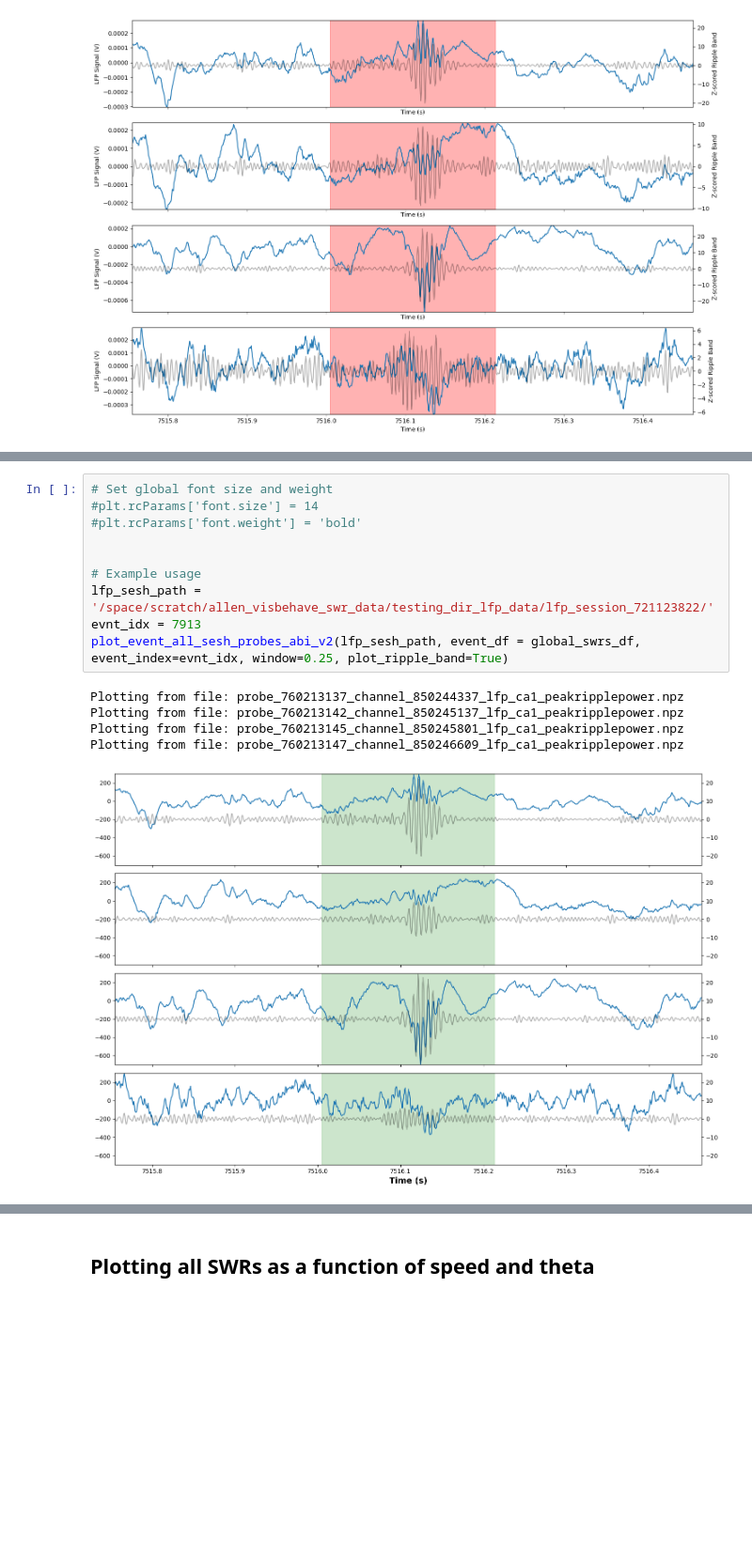
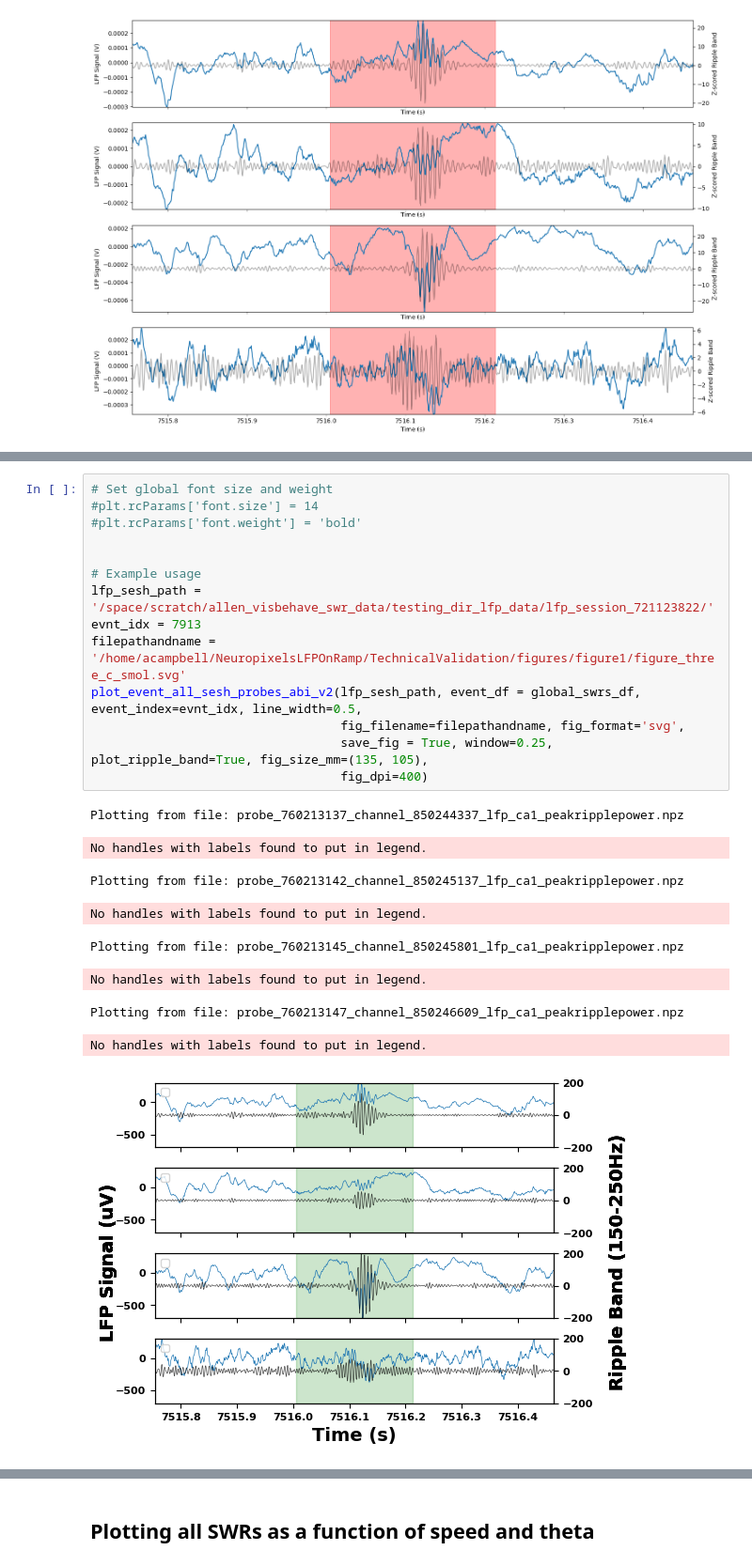
Before and after one commit to AngCamp/CampbellMurphy2024, a Jupyter notebook: TechnicalValidation/ABI_validation.ipynb, the cells around one changed output, grey strips where cells are left out. Shown at 94% size. Cells and saved outputs as stored; diff of their text form; blank space fills up the shorter version.

Commit message:
figures changed, abi pipeline updated

```diff
--- a/TechnicalValidation/ABI_validation.ipynb
+++ b/TechnicalValidation/ABI_validation.ipynb
@@ -432,16 +438,24 @@ def plot_event_all_sesh_probes_abi_v2(lfp_sesh_path, event_df, event_index, fig_
 # %%
 # Set global font size and weight
 #plt.rcParams['font.size'] = 14
 #plt.rcParams['font.weight'] = 'bold'
 
 
 # Example usage
 lfp_sesh_path = '/space/scratch/allen_visbehave_swr_data/testing_dir_lfp_data/lfp_session_721123822/'
 evnt_idx = 7913
-plot_event_all_sesh_probes_abi_v2(lfp_sesh_path, event_df = global_swrs_df, event_index=evnt_idx, window=0.25, plot_ripple_band=True)
+filepathandname = '/home/acampbell/NeuropixelsLFPOnRamp/TechnicalValidation/figures/figure1/figure_three_c_smol.svg'
+plot_event_all_sesh_probes_abi_v2(lfp_sesh_path, event_df = global_swrs_df, event_index=evnt_idx, line_width=0.5,
+                                  fig_filename=filepathandname, fig_format='svg',
+                                  save_fig = True, window=0.25, plot_ripple_band=True, fig_size_mm=(135, 105),
+                                  fig_dpi=400)
 # %% [output]
 Plotting from file: probe_760213137_channel_850244337_lfp_ca1_peakripplepower.npz
-Plotting from file: probe_760213142_channel_850245137_lfp_ca1_peakripplepower.npz
-Plotting from file: probe_760213145_channel_850245801_lfp_ca1_peakripplepower.npz
-Plotting from file: probe_760213147_channel_850246609_lfp_ca1_peakripplepower.npz
+No handles with labels found to put in legend.
+Plotting from file: probe_760213142_channel_850245137_lfp_ca1_peakripplepower.npz
+No handles with labels found to put in legend.
+Plotting from file: probe_760213145_channel_850245801_lfp_ca1_peakripplepower.npz
+No handles with labels found to put in legend.
+Plotting from file: probe_760213147_channel_850246609_lfp_ca1_peakripplepower.npz
+No handles with labels found to put in legend.
-[figure, old version]
+[figure, new version]
```
Also changed, not shown: parts of 13 cells of this notebook, 4 other files.
